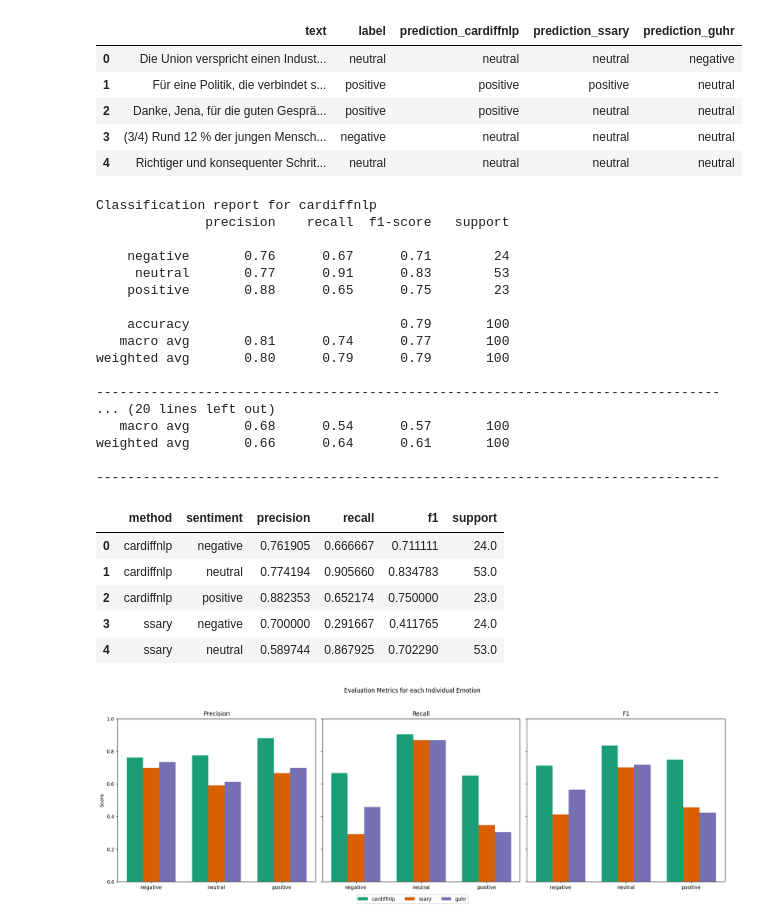
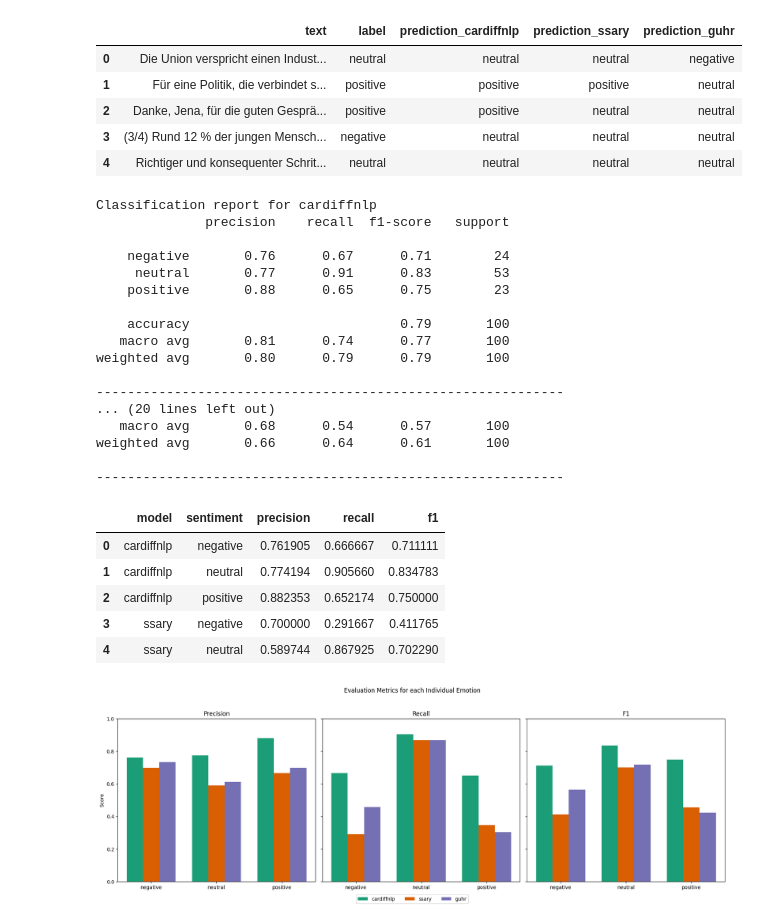
Before and after one commit to MaximilianWeiland/SMDA_Final_Project, a Jupyter notebook: 03_sentiment_classification/validation.ipynb, the cells around one changed output. Cells and saved outputs as stored; diff of their text form; code cells hidden in the pictures.

```diff
--- a/03_sentiment_classification/validation.ipynb
+++ b/03_sentiment_classification/validation.ipynb
@@ -86,14 +97,17 @@ sampled_labelled_posts.head()
 | 3 | (3/4) Rund 12 % der jungen Mensch... | negative | neutral | neutral | neutral |
 | 4 | Richtiger und konsequenter Schrit... | neutral | neutral | neutral | neutral |
 # %%
+# extract the ground truth labels
 y_true = sampled_labelled_posts["label"]
-prediction_models = ["cardiffnlp", "ssary", "guhr"]
-for model in prediction_models:
+
+# loop over all models and print the classification report
+models = ["cardiffnlp", "ssary", "guhr"]
+for model in models:
     pred_col_name = "prediction_" + model
     y_pred = sampled_labelled_posts[pred_col_name]
     print(f"Classification report for {model}")
     print(classification_report(y_true, y_pred))
-    print("-" * 80)
+    print("-" * 60)
 # %% [output]
 Classification report for cardiffnlp
               precision    recall  f1-score   support
@@ -106,48 +120,49 @@ Classification report for cardiffnlp
    macro avg       0.81      0.74      0.77       100
 weighted avg       0.80      0.79      0.79       100
 
---------------------------------------------------------------------------------
+------------------------------------------------------------
 ... (20 lines left out)
    macro avg       0.68      0.54      0.57       100
 weighted avg       0.66      0.64      0.61       100
 
---------------------------------------------------------------------------------
+------------------------------------------------------------
 # %%
-methods = ["cardiffnlp", "ssary", "guhr"]
+# define empty list to store all metrics in
 metrics_list = []
 
-for method in methods:
-    pred_col_name = "prediction_" + method
+# loop over models
+for model in models:
+
+    # extract ground truth and predictions
+    pred_col_name = "prediction_" + model
     y_true = sampled_labelled_posts["label"]
     y_pred = sampled_labelled_posts[pred_col_name]
 
     # get the classification report as dictionary
     report = classification_report(y_true, y_pred, output_dict=True, zero_division=0)
 
-    # Loop over classes and store metrics
+    # loop over classes and store metrics
     for sentiment, metrics in report.items():
-        # Skip 'accuracy', 'macro avg', 'weighted avg' if you only want classes
-        if sentiment in ["accuracy", "macro avg", "weighted avg"]:
-            continue
-        metrics_list.append({
-            "method": method,
-            "sentiment": sentiment,
-            "precision": metrics["precision"],
-            "recall": metrics["recall"],
-            "f1": metrics["f1-score"],
-            "support": metrics["support"]
-        })
+        # consider only metrics for the sentiments
+        if sentiment in ["negative", "neutral", "positive"]:
+            metrics_list.append({
+                "model": model,
+                "sentiment": sentiment,
+                "precision": metrics["precision"],
+                "recall": metrics["recall"],
+                "f1": metrics["f1-score"]
+            })
 
-# Convert to DataFrame
+# convert to df and show first few rows
 metrics_df = pd.DataFrame(metrics_list)
 metrics_df.head()
 # %% [output]
-|  | method | sentiment | precision | recall | f1 | support |
-| 0 | cardiffnlp | negative | 0.761905 | 0.666667 | 0.711111 | 24.0 |
-| 1 | cardiffnlp | neutral | 0.774194 | 0.905660 | 0.834783 | 53.0 |
-| 2 | cardiffnlp | positive | 0.882353 | 0.652174 | 0.750000 | 23.0 |
-| 3 | ssary | negative | 0.700000 | 0.291667 | 0.411765 | 24.0 |
-| 4 | ssary | neutral | 0.589744 | 0.867925 | 0.702290 | 53.0 |
+|  | model | sentiment | precision | recall | f1 |
+| 0 | cardiffnlp | negative | 0.761905 | 0.666667 | 0.711111 |
+| 1 | cardiffnlp | neutral | 0.774194 | 0.905660 | 0.834783 |
+| 2 | cardiffnlp | positive | 0.882353 | 0.652174 | 0.750000 |
+| 3 | ssary | negative | 0.700000 | 0.291667 | 0.411765 |
+| 4 | ssary | neutral | 0.589744 | 0.867925 | 0.702290 |
 # %%
 # create barplots to visualize the performance
 metrics = ["precision", "recall", "f1"]
```
Also changed, not shown: parts of 7 cells of this notebook, 3 other files.
